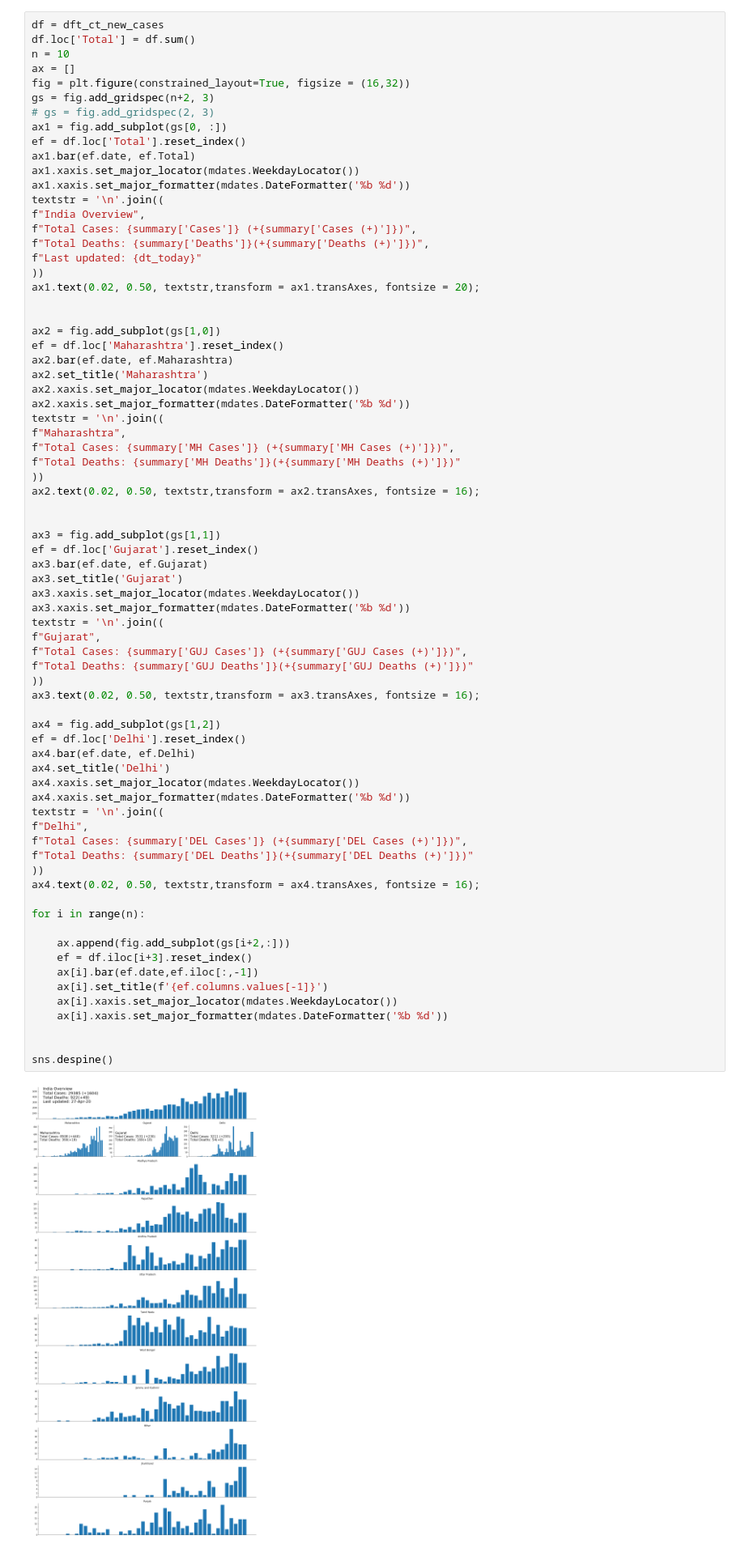
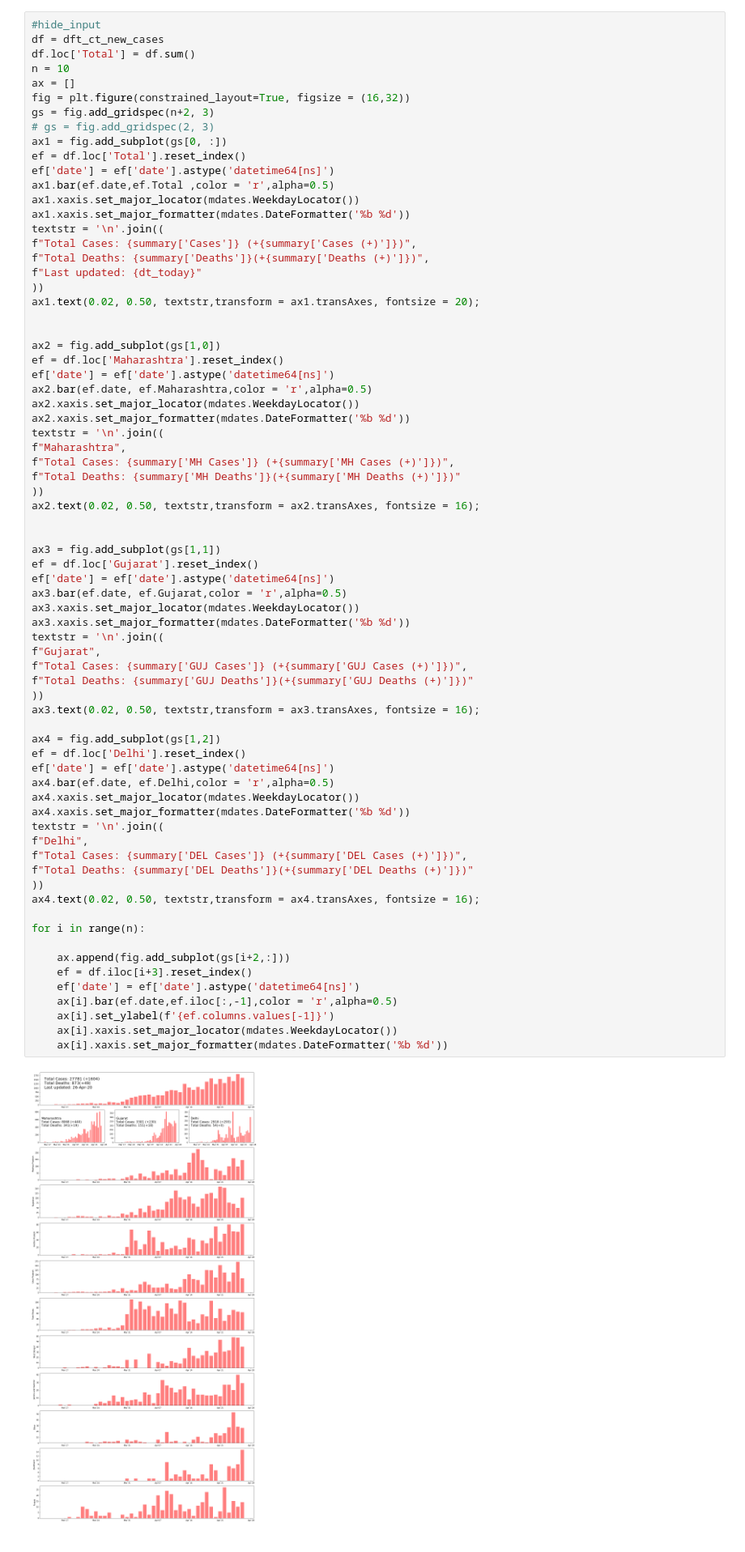
Before and after one commit to 4722794/blagueblog, a Jupyter notebook: _notebooks/2020-03-21-rahulexp.ipynb, the cells around one changed output. Shown at 81% size. Saved outputs shown, nothing was run; the diff lists cells and outputs as text.

```diff
--- a/_notebooks/2020-03-21-rahulexp.ipynb
+++ b/_notebooks/2020-03-21-rahulexp.ipynb
@@ -216,4 +216,5 @@ Confirmed deaths:
 # %%
+#hide_input
 df = dft_ct_new_cases
 df.loc['Total'] = df.sum()
 n = 10
@@ -223,11 +224,11 @@ gs = fig.add_gridspec(n+2, 3)
 # gs = fig.add_gridspec(2, 3)
 ax1 = fig.add_subplot(gs[0, :])
 ef = df.loc['Total'].reset_index()
-ax1.bar(ef.date, ef.Total)
+ef['date'] = ef['date'].astype('datetime64[ns]')
+ax1.bar(ef.date,ef.Total ,color = 'r',alpha=0.5)
 ax1.xaxis.set_major_locator(mdates.WeekdayLocator())
 ax1.xaxis.set_major_formatter(mdates.DateFormatter('%b %d'))
 textstr = '\n'.join((
-f"India Overview",
 f"Total Cases: {summary['Cases']} (+{summary['Cases (+)']})",
 f"Total Deaths: {summary['Deaths']}(+{summary['Deaths (+)']})",
 f"Last updated: {dt_today}"
@@ -237,8 +238,8 @@ ax1.text(0.02, 0.50, textstr,transform = ax1.transAxes, fontsize = 20);
 
 ax2 = fig.add_subplot(gs[1,0])
 ef = df.loc['Maharashtra'].reset_index()
-ax2.bar(ef.date, ef.Maharashtra)
-ax2.set_title('Maharashtra')
+ef['date'] = ef['date'].astype('datetime64[ns]')
+ax2.bar(ef.date, ef.Maharashtra,color = 'r',alpha=0.5)
 ax2.xaxis.set_major_locator(mdates.WeekdayLocator())
 ax2.xaxis.set_major_formatter(mdates.DateFormatter('%b %d'))
 textstr = '\n'.join((
@@ -251,43 +252,41 @@ ax2.text(0.02, 0.50, textstr,transform = ax2.transAxes, fontsize = 16);
 
 ax3 = fig.add_subplot(gs[1,1])
 ef = df.loc['Gujarat'].reset_index()
-ax3.bar(ef.date, ef.Gujarat)
-ax3.set_title('Gujarat')
+ef['date'] = ef['date'].astype('datetime64[ns]')
+ax3.bar(ef.date, ef.Gujarat,color = 'r',alpha=0.5)
 ax3.xaxis.set_major_locator(mdates.WeekdayLocator())
 ax3.xaxis.set_major_formatter(mdates.DateFormatter('%b %d'))
 textstr = '\n'.join((
 f"Gujarat",
 f"Total Cases: {summary['GUJ Cases']} (+{summary['GUJ Cases (+)']})",
 f"Total Deaths: {summary['GUJ Deaths']}(+{summary['GUJ Deaths (+)']})"
 ))
 ax3.text(0.02, 0.50, textstr,transform = ax3.transAxes, fontsize = 16);
 
 ax4 = fig.add_subplot(gs[1,2])
 ef = df.loc['Delhi'].reset_index()
-ax4.bar(ef.date, ef.Delhi)
-ax4.set_title('Delhi')
+ef['date'] = ef['date'].astype('datetime64[ns]')
+ax4.bar(ef.date, ef.Delhi,color = 'r',alpha=0.5)
 ax4.xaxis.set_major_locator(mdates.WeekdayLocator())
 ax4.xaxis.set_major_formatter(mdates.DateFormatter('%b %d'))
 textstr = '\n'.join((
 f"Delhi",
 f"Total Cases: {summary['DEL Cases']} (+{summary['DEL Cases (+)']})",
 f"Total Deaths: {summary['DEL Deaths']}(+{summary['DEL Deaths (+)']})"
 ))
 ax4.text(0.02, 0.50, textstr,transform = ax4.transAxes, fontsize = 16);
 
 for i in range(n):
 
     ax.append(fig.add_subplot(gs[i+2,:]))
     ef = df.iloc[i+3].reset_index()
-    ax[i].bar(ef.date,ef.iloc[:,-1])
-    ax[i].set_title(f'{ef.columns.values[-1]}')
+    ef['date'] = ef['date'].astype('datetime64[ns]')
+    ax[i].bar(ef.date,ef.iloc[:,-1],color = 'r',alpha=0.5)
+    ax[i].set_ylabel(f'{ef.columns.values[-1]}')
     ax[i].xaxis.set_major_locator(mdates.WeekdayLocator())
     ax[i].xaxis.set_major_formatter(mdates.DateFormatter('%b %d'))
-
-
-sns.despine()
 # %% [output]
-[figure, old version]
+[figure, new version]
 # %%
 #hide_input
 print(df_table.head(20).to_string(index=False))
```
Also changed, not shown: parts of 4 cells of this notebook.
